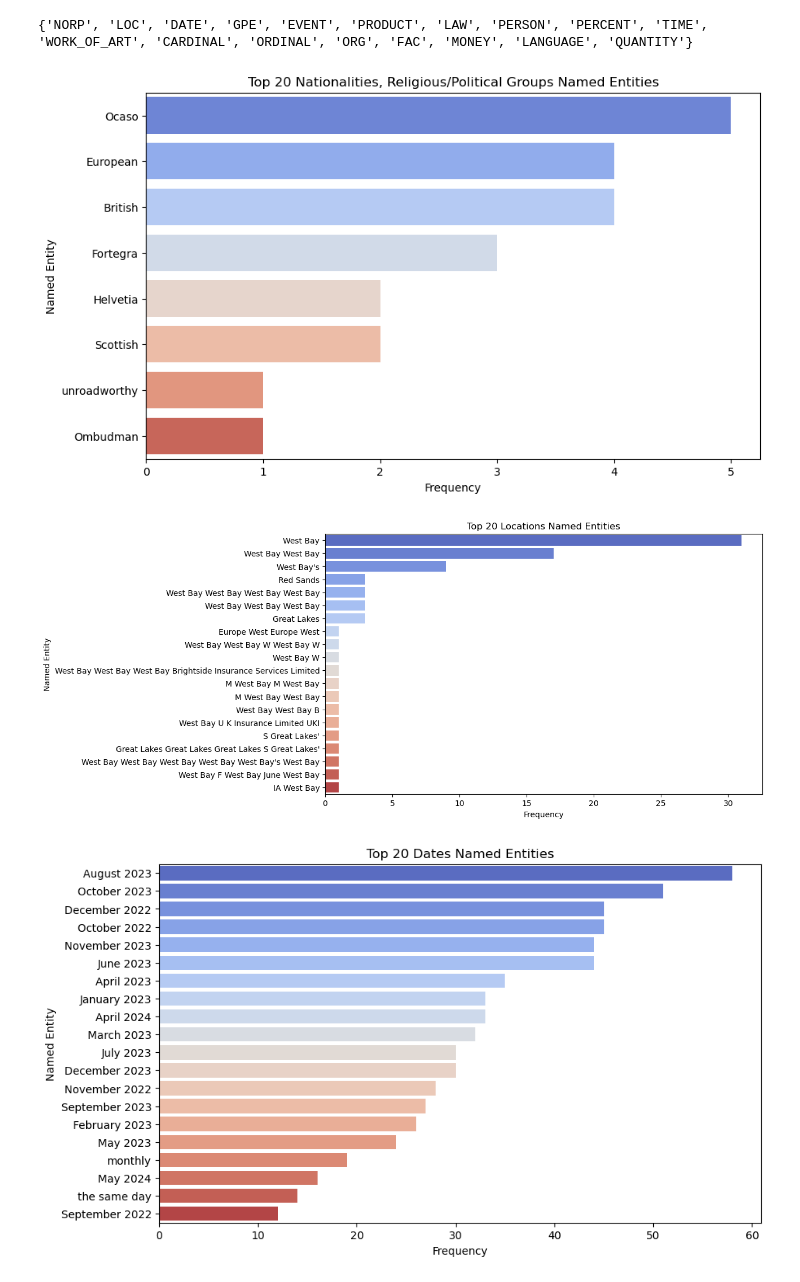
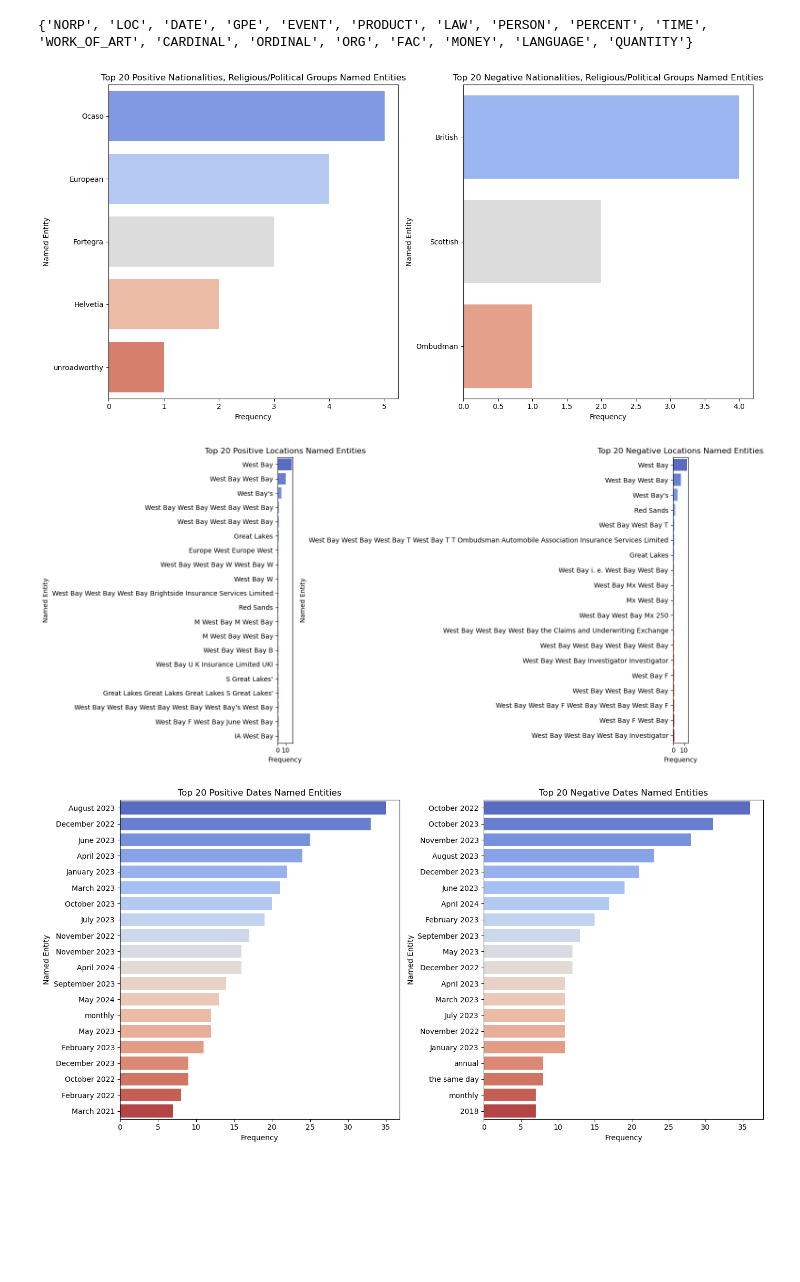
Before and after one commit to LeleVibrato/sb-code, a Jupyter notebook: eda_further.ipynb, the cells around one changed output. Cells and saved outputs as stored; diff of their text form; code cells hidden in the pictures; blank space fills up the shorter version.

```diff
--- a/eda_further.ipynb
+++ b/eda_further.ipynb
@@ -286,42 +292,55 @@ print(named_entity_categories)
 # {'NORP', 'LOC', 'DATE', 'GPE', 'EVENT', 'PRODUCT', 'LAW', 'PERSON',
 # 'PERCENT', 'TIME', 'WORK_OF_ART', 'CARDINAL', 'ORDINAL', 'ORG',
 # 'FAC', 'MONEY', 'LANGUAGE', 'QUANTITY'}
+
+# extract named entities for positive and negative documents
+positive_named_entities = extract_named_entities(positive_docs)
+negative_named_entities = extract_named_entities(negative_docs)
 # %% [output]
 {'NORP', 'LOC', 'DATE', 'GPE', 'EVENT', 'PRODUCT', 'LAW', 'PERSON', 'PERCENT', 'TIME', 'WORK_OF_ART', 'CARDINAL', 'ORDINAL', 'ORG', 'FAC', 'MONEY', 'LANGUAGE', 'QUANTITY'}
 # %%
-# function to plot named entities in different categories
-def plot_named_entities(named_entities, category):
-    named_entity_counts = Counter(named_entities)
-    named_entity_df = pd.DataFrame(named_entity_counts.most_common(20), columns=['Named Entity', 'Frequency'])
-    plt.figure(figsize=(10, 6))
-    sns.barplot(x='Frequency', y='Named Entity', data=named_entity_df, palette='coolwarm')
+# plot named entities in different categories for positive and negative documents
+
+def plot_named_entities(pos_named_entities, neg_named_entities, category, category_map):
+    pos_named_entity_counts = Counter(pos_named_entities)
+    pos_named_entity_df = pd.DataFrame(pos_named_entity_counts.most_common(20), columns=['Named Entity', 'Frequency'])
+    neg_named_entity_counts = Counter(neg_named_entities)
+    neg_named_entity_df = pd.DataFrame(neg_named_entity_counts.most_common(20), columns=['Named Entity', 'Frequency'])
+    fig, axs = plt.subplots(1, 2, figsize=(14, 7))
+    sns.barplot(x='Frequency', y='Named Entity', data=pos_named_entity_df, ax=axs[0], palette='coolwarm')
+    sns.barplot(x='Frequency', y='Named Entity', data=neg_named_entity_df, ax=axs[1], palette='coolwarm')
     # create a map of category names to more readable names
-    category_map = {'NORP': 'Nationalities, Religious/Political Groups',
-                    'LOC': 'Locations',
-                    'DATE': 'Dates',
-                    'GPE': 'Countries, Cities, States',
-                    'EVENT': 'Events',
-                    'PRODUCT': 'Products',
-                    'LAW': 'Laws',
-                    'PERSON': 'People',
-                    'PERCENT': 'Percentage',
-                    'TIME': 'Time',
-                    'WORK_OF_ART': 'Works of Art',
-                    'CARDINAL': 'Cardinal Numbers',
-                    'ORDINAL': 'Ordinal Numbers',
-                    'ORG': 'Organizations',
-                    'FAC': 'Facilities',
-                    'MONEY': 'Monetary Values',
-                    'LANGUAGE': 'Languages',
-                    'QUANTITY': 'Measurements'}
-    plt.title(f'Top 20 {category_map[category]} Named Entities')
+    axs[0].set_title(f'Top 20 Positive {category_map[category]} Named Entities')
+    axs[1].set_title(f'Top 20 Negative {category_map[category]} Named Entities')
+    plt.tight_layout()
     plt.show()
 
-# plot named entities in different categories
+
+category_map = {'NORP': 'Nationalities, Religious/Political Groups',
+                'LOC': 'Locations',
+                'DATE': 'Dates',
+                'GPE': 'Countries, Cities, States',
+                'EVENT': 'Events',
+                'PRODUCT': 'Products',
+                'LAW': 'Laws',
+                'PERSON': 'People',
+                'PERCENT': 'Percentage',
+                'TIME': 'Time',
+                'WORK_OF_ART': 'Works of Art',
+                'CARDINAL': 'Cardinal Numbers',
+                'ORDINAL': 'Ordinal Numbers',
+                'ORG': 'Organizations',
+                'FAC': 'Facilities',
+                'MONEY': 'Monetary Values',
+                'LANGUAGE': 'Languages',
+                'QUANTITY': 'Measurements'}
+
+# plot named entities in different categories for positive and negative documents
 for category in named_entity_categories:
-    named_entities_in_category = [ent.text for ent in nlp(' '.join(named_entities)).ents if ent.label_ == category]
-    plot_named_entities(named_entities_in_category, category)
+    pos_named_entities_in_category = [ent.text for ent in nlp(' '.join(positive_named_entities)).ents if ent.label_ == category]
+    neg_named_entities_in_category = [ent.text for ent in nlp(' '.join(negative_named_entities)).ents if ent.label_ == category]
+    plot_named_entities(pos_named_entities_in_category, neg_named_entities_in_category, category, category_map)
 # %% [output]
-[figure, old version]
+[figure, new version]
-[figure, old version]
+[figure, new version]
-[figure, old version]
+[figure, new version]
```
Also changed, not shown: parts of 3 cells of this notebook, 1 other file.
